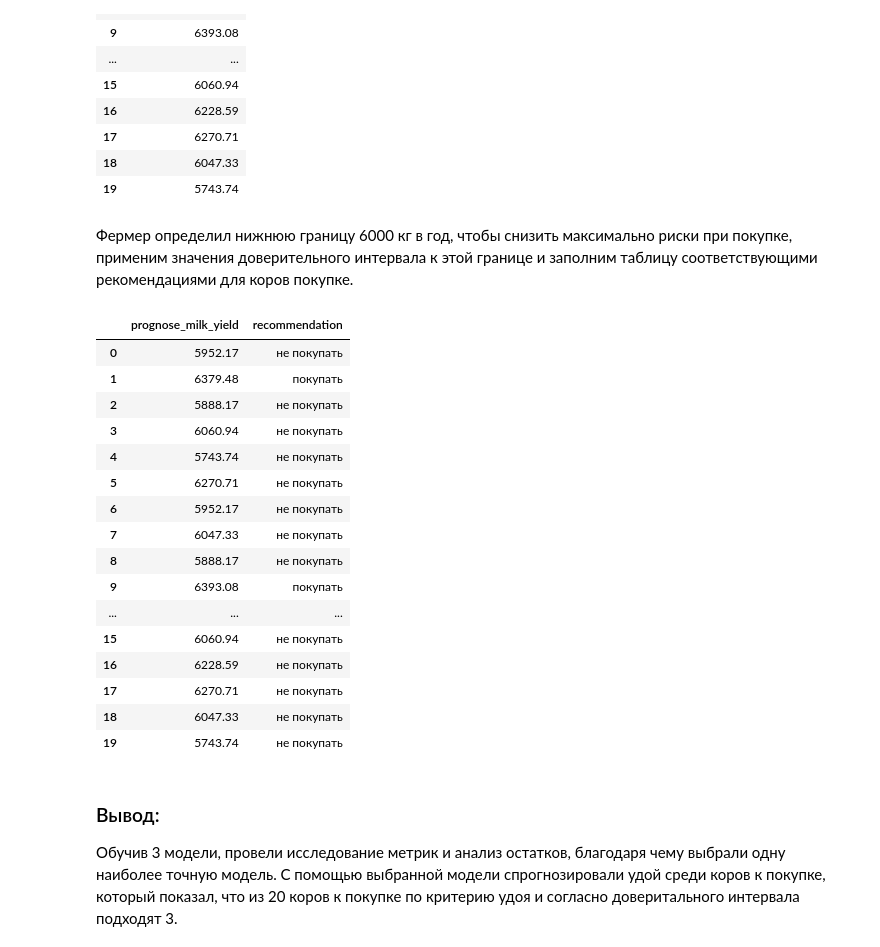
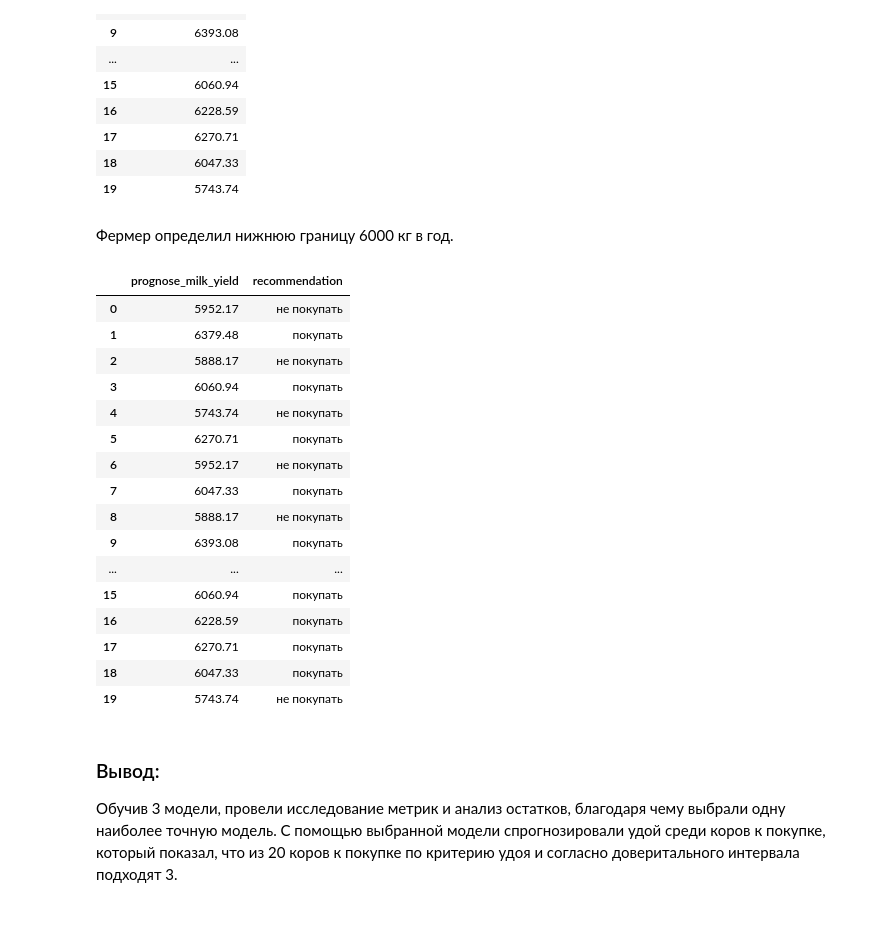
Before and after one commit to plaxin-i/dairy_farm, a Jupyter notebook: dairy_farm.ipynb, the cells around one changed output. Saved outputs shown, nothing was run; the diff lists cells and outputs as text; code cells hidden in the pictures; blank space fills up the shorter version.

```diff
--- a/dairy_farm.ipynb
+++ b/dairy_farm.ipynb
@@ -1239,28 +1206,28 @@ display(prognose_milk_yield)
 | 18 | 6047.33 |
 | 19 | 5743.74 |
 # %% [markdown]
-Фермер определил нижнюю границу 6000 кг в год, чтобы снизить максимально риски при покупке, применим значения доверительного интервала к этой границе и заполним таблицу соответствующими рекомендациями для коров покупке.
+Фермер определил нижнюю границу 6000 кг в год.
 # %%
 prognose_milk_yield['recommendation'] = prognose_milk_yield['prognose_milk_yield']\
-                                         .apply(lambda x: 'покупать' if 6000 + abs(lower) <= x else 'не покупать')
+                                         .apply(lambda x: 'покупать' if 6000 <= x else 'не покупать')
 prognose_milk_yield
 # %% [output]
 |  | prognose_milk_yield | recommendation |
 | 0 | 5952.17 | не покупать |
 | 1 | 6379.48 | покупать |
 | 2 | 5888.17 | не покупать |
-| 3 | 6060.94 | не покупать |
+| 3 | 6060.94 | покупать |
 | 4 | 5743.74 | не покупать |
-| 5 | 6270.71 | не покупать |
+| 5 | 6270.71 | покупать |
 | 6 | 5952.17 | не покупать |
-| 7 | 6047.33 | не покупать |
+| 7 | 6047.33 | покупать |
 | 8 | 5888.17 | не покупать |
 | 9 | 6393.08 | покупать |
 | ... | ... | ... |
-| 15 | 6060.94 | не покупать |
-| 16 | 6228.59 | не покупать |
-| 17 | 6270.71 | не покупать |
-| 18 | 6047.33 | не покупать |
+| 15 | 6060.94 | покупать |
+| 16 | 6228.59 | покупать |
+| 17 | 6270.71 | покупать |
+| 18 | 6047.33 | покупать |
 | 19 | 5743.74 | не покупать |
 # %% [markdown]
 <h3>Вывод:</h3> Обучив 3 модели, провели исследование метрик и анализ остатков, благодаря чему выбрали одну наиболее точную модель. С помощью выбранной модели спрогнозировали удой среди коров к покупке, который показал, что из 20 коров к покупке по критерию удоя и согласно доверитального интервала подходят 3.
```
Also changed, not shown: parts of 10 cells of this notebook.
